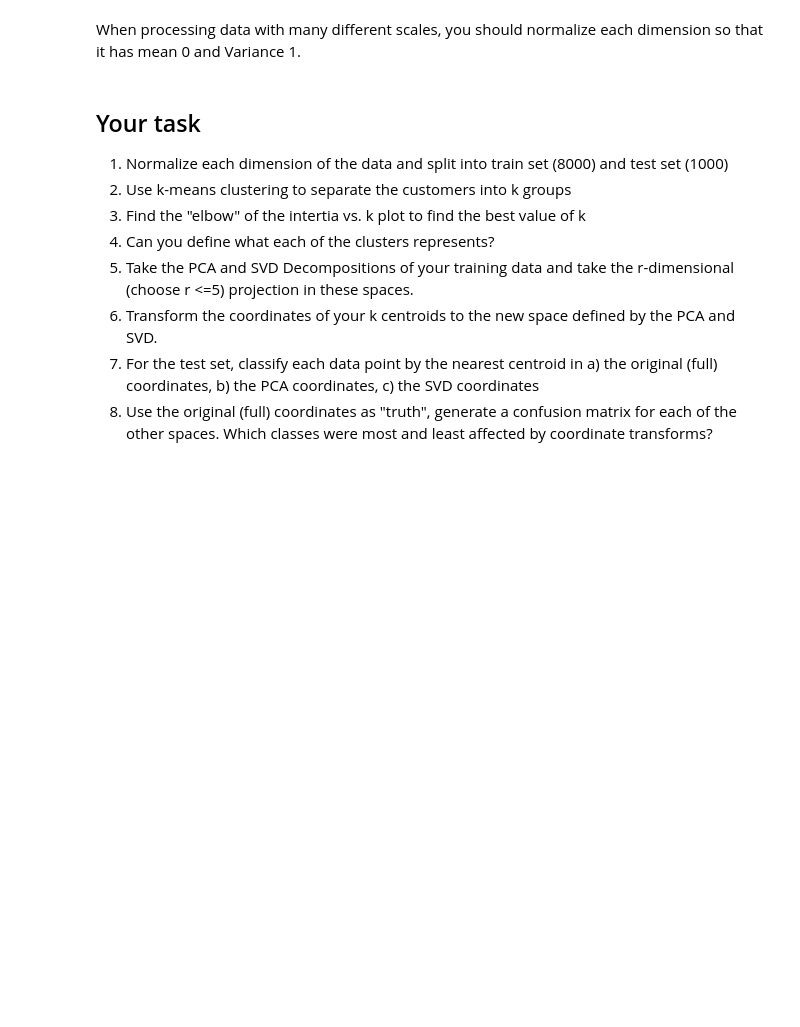
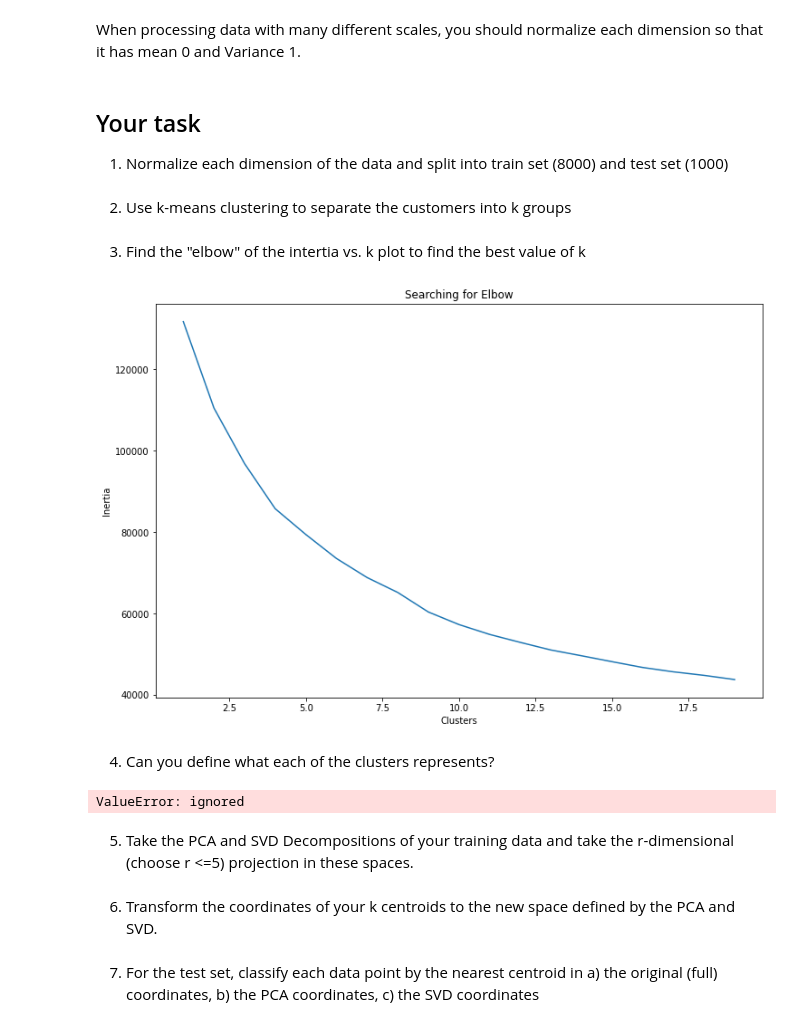
Before and after one commit to egagli/amath563, a Jupyter notebook: labs/8/Lab_8_AMATH_Decomposition.ipynb, the cells around one changed output. Saved outputs shown, nothing was run; the diff lists cells and outputs as text; code cells hidden in the pictures; blank space fills up the shorter version.

Commit message:
add kmeans

```diff
--- a/labs/8/Lab_8_AMATH_Decomposition.ipynb
+++ b/labs/8/Lab_8_AMATH_Decomposition.ipynb
@@ -275,12 +286,53 @@ df.head()
 # %% [markdown]
 When processing data with many different scales, you should normalize each dimension so that it has mean 0 and Variance 1.
-# %% [markdown]
-## Your task
-1. Normalize each dimension of the data and split into train set (8000) and test set (1000)
-2. Use k-means clustering to separate the customers into k groups
-3. Find the "elbow" of the intertia vs. k plot to find the best value of k
-4. Can you define what each of the clusters represents?
-5. Take the PCA and SVD Decompositions of your training data and take the r-dimensional (choose r <=5) projection in these spaces.
-6. Transform the coordinates of your k centroids to the new space defined by the PCA and SVD.
-7. For the test set, classify each data point by the nearest centroid in a) the original (full) coordinates, b) the PCA coordinates, c) the SVD coordinates
-8. Use the original (full) coordinates as "truth", generate a confusion matrix for each of the other spaces. Which classes were most and least affected by coordinate transforms?
+# %% [markdown]
+## Your task
+1. Normalize each dimension of the data and split into train set (8000) and test set (1000)
+# %%
+normalized_df = (df-df.mean())/df.std() # normalize with mean 0 and variance 1
+# %%
+from sklearn.model_selection import train_test_split
+train, test = train_test_split(normalized_df, test_size=0.1)
+# %% [markdown]
+2. Use k-means clustering to separate the customers into k groups
+# %%
+# For K means clustering, we can use sklearn.cluster.Kmeans
+from sklearn.cluster import KMeans
+
+clusters = []
+
+for i in range(1, 20):
+    km = KMeans(n_clusters=i).fit(train)
+    clusters.append(km.inertia_)
+# %% [markdown]
+3. Find the "elbow" of the intertia vs. k plot to find the best value of k
+# %%
+fig, ax = plt.subplots(figsize=(12, 8))
+sns.lineplot(x=list(range(1, 20)), y=clusters, ax=ax)
+ax.set_title('Searching for Elbow')
+ax.set_xlabel('Clusters')
+ax.set_ylabel('Inertia')
+
+plt.show()
+# %% [output]
+[figure, added]
+# %% [markdown]
+4. Can you define what each of the clusters represents?
+# %%
+# 3 cluster
+km3 = KMeans(n_clusters=3).fit(train)
+
+train['Labels'] = km3.labels_
+plt.figure(figsize=(12, 8))
+sns.scatterplot(X['Income'], X['Score'], hue=X['Labels'],
+                palette=sns.color_palette('hls', 3))
+plt.title('KMeans with 3 Clusters')
+plt.show()
+# %% [output]
+ValueError: ignored
+# %% [markdown]
+5. Take the PCA and SVD Decompositions of your training data and take the r-dimensional (choose r <=5) projection in these spaces.
+# %% [markdown]
+6. Transform the coordinates of your k centroids to the new space defined by the PCA and SVD.
+# %% [markdown]
+7. For the test set, classify each data point by the nearest centroid in a) the original (full) coordinates, b) the PCA coordinates, c) the SVD coordinates
```
Also changed, not shown: parts of 10 cells of this notebook.
